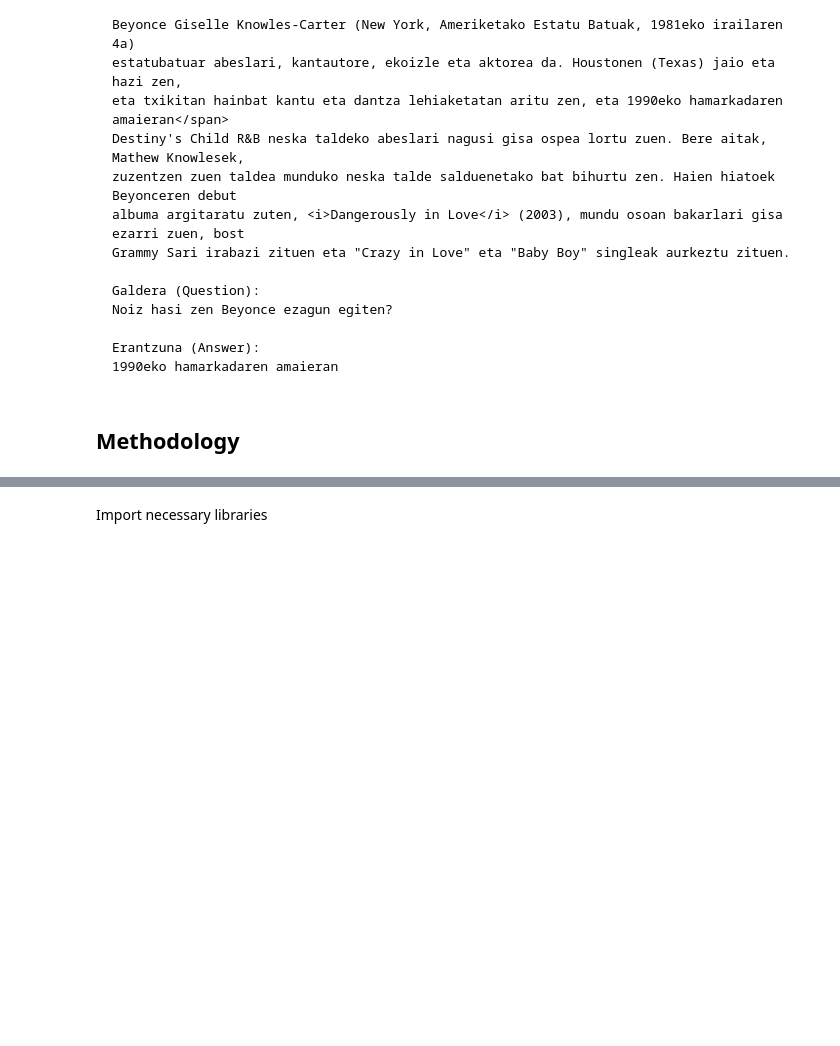
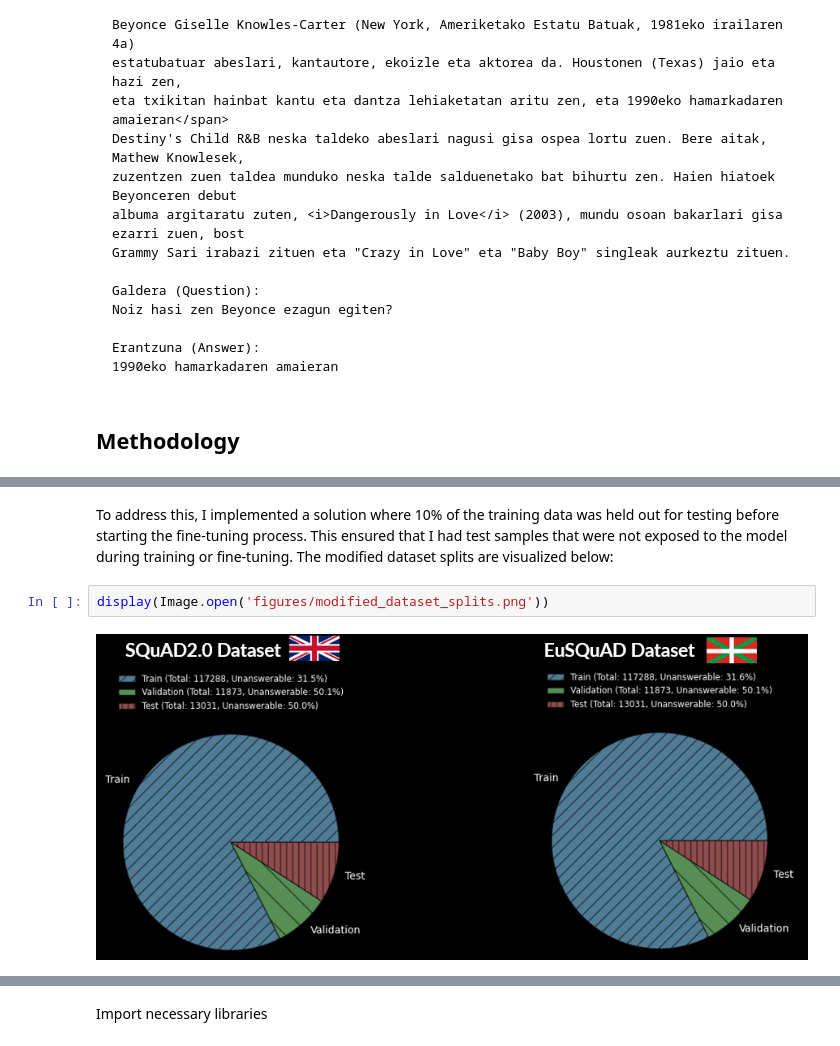
Before and after one commit to asortubay/LLM_QA_Basque, a Jupyter notebook: LLM_QA_on_Basque.ipynb, the cells around one changed output, grey strips where cells are left out. Saved outputs shown, nothing was run; the diff lists cells and outputs as text; blank space fills up the shorter version.

```diff
--- a/LLM_QA_on_Basque.ipynb
+++ b/LLM_QA_on_Basque.ipynb
@@ -153,0 +154,6 @@ Additionally, to ensure a balanced test set, the selection of the 10% training d
+# %% [markdown]
+To address this, I implemented a solution where 10% of the training data was held out for testing before starting the fine-tuning process. This ensured that I had test samples that were not exposed to the model during training or fine-tuning. The modified dataset splits are visualized below:
+# %%
+display(Image.open('figures/modified_dataset_splits.png'))
+# %% [output]
+[figure, added]
```
Also changed, not shown: parts of 13 cells of this notebook, 2 other files.
